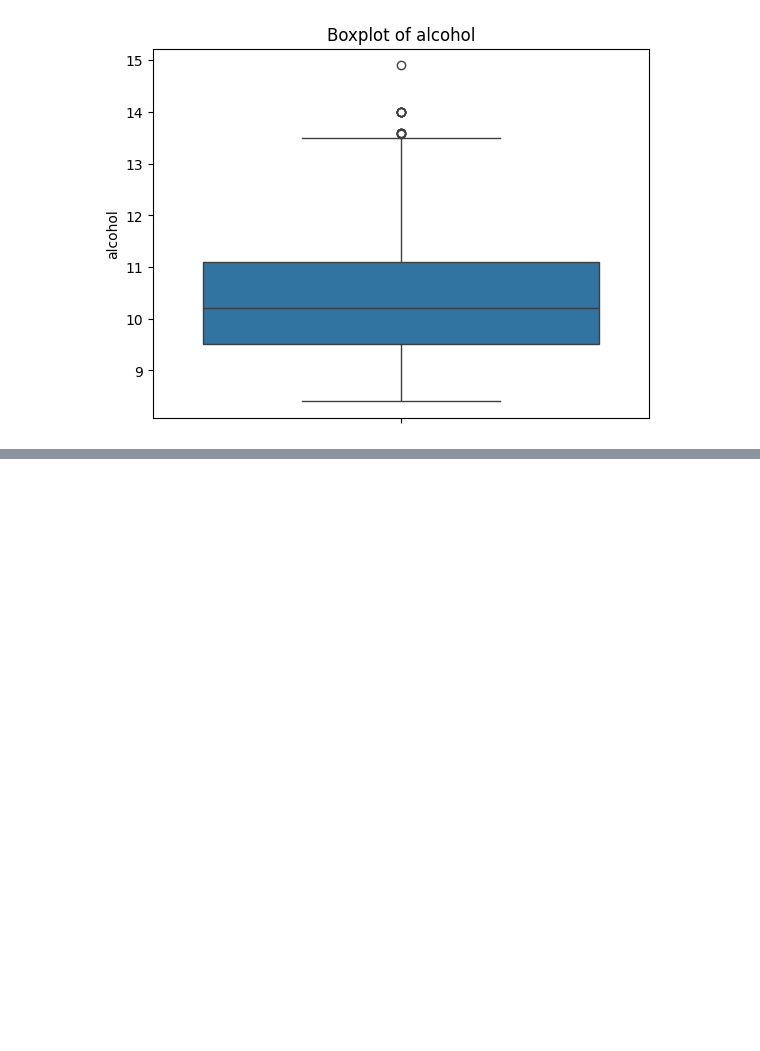
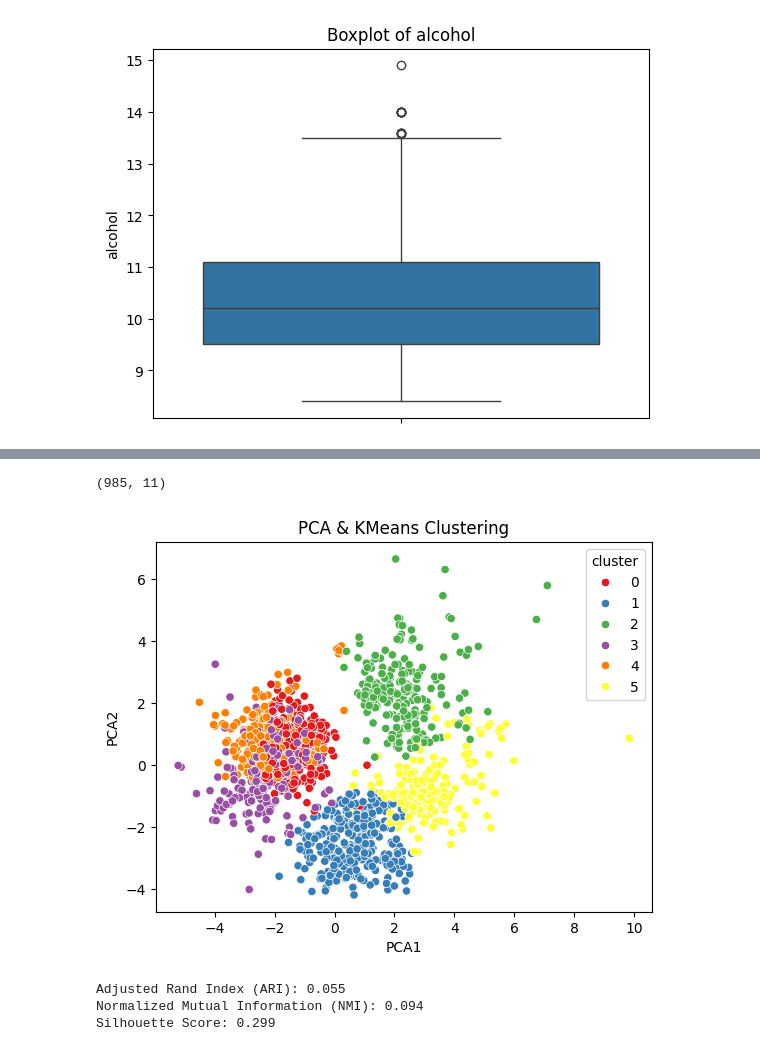
Before and after one commit to Manikantasammeta/AI-ML-Projects, a Jupyter notebook: Unsupervised learning/K-meance/winequality.ipynb, the cells around one changed output, grey strips where cells are left out. Cells and saved outputs as stored; diff of their text form; code cells hidden in the pictures; blank space fills up the shorter version.

Commit message:
Working on Clustering

```diff
--- a/Unsupervised learning/K-meance/winequality.ipynb
+++ b/Unsupervised learning/K-meance/winequality.ipynb
@@ -155,0 +221,4 @@ for col in df.select_dtypes(include='number').columns:
+# %%
+df.shape
+# %% [output]
+(985, 11)
@@ -155,0 +229,42 @@ for col in df.select_dtypes(include='number').columns:
+# %%
+from sklearn.preprocessing import StandardScaler
+from sklearn.decomposition import PCA
+from sklearn.cluster import KMeans
+import seaborn as sns
+import matplotlib.pyplot as plt
+
+# Step 1: Standardize the data
+X_scaled = StandardScaler().fit_transform(df)
+
+# Step 2: Apply PCA to reduce to 2 components
+pca = PCA(n_components=8)
+X_pca = pca.fit_transform(X_scaled)
+
+# Step 3: Apply K-Means clustering (choose number of clusters)
+kmeans = KMeans(n_clusters=6, random_state=42)
+clusters = kmeans.fit_predict(X_pca)
+
+# Step 4: Add results to DataFrame
+
+df['cluster'] = clusters
+
+# Step 5: Visualize the clusters in 2D PCA space
+sns.scatterplot(x='PCA1', y='PCA2', hue='cluster', palette='Set1', data=df)
+plt.title("PCA & KMeans Clustering")
+plt.show()
+# %% [output]
+[figure, added]
+# %%
+from sklearn.metrics import adjusted_rand_score , normalized_mutual_info_score ,silhouette_score
+
+ari = adjusted_rand_score(y, clusters)
+print(f"Adjusted Rand Index (ARI): {ari:.3f}")
+nmi = normalized_mutual_info_score(y, clusters)
+print(f"Normalized Mutual Information (NMI): {nmi:.3f}")
+
+sil_score = silhouette_score(X_pca, clusters)
+print(f"Silhouette Score: {sil_score:.3f}")
+# %% [output]
+Adjusted Rand Index (ARI): 0.055
+Normalized Mutual Information (NMI): 0.094
+Silhouette Score: 0.299
```
Also changed, not shown: parts of 10 cells of this notebook.
